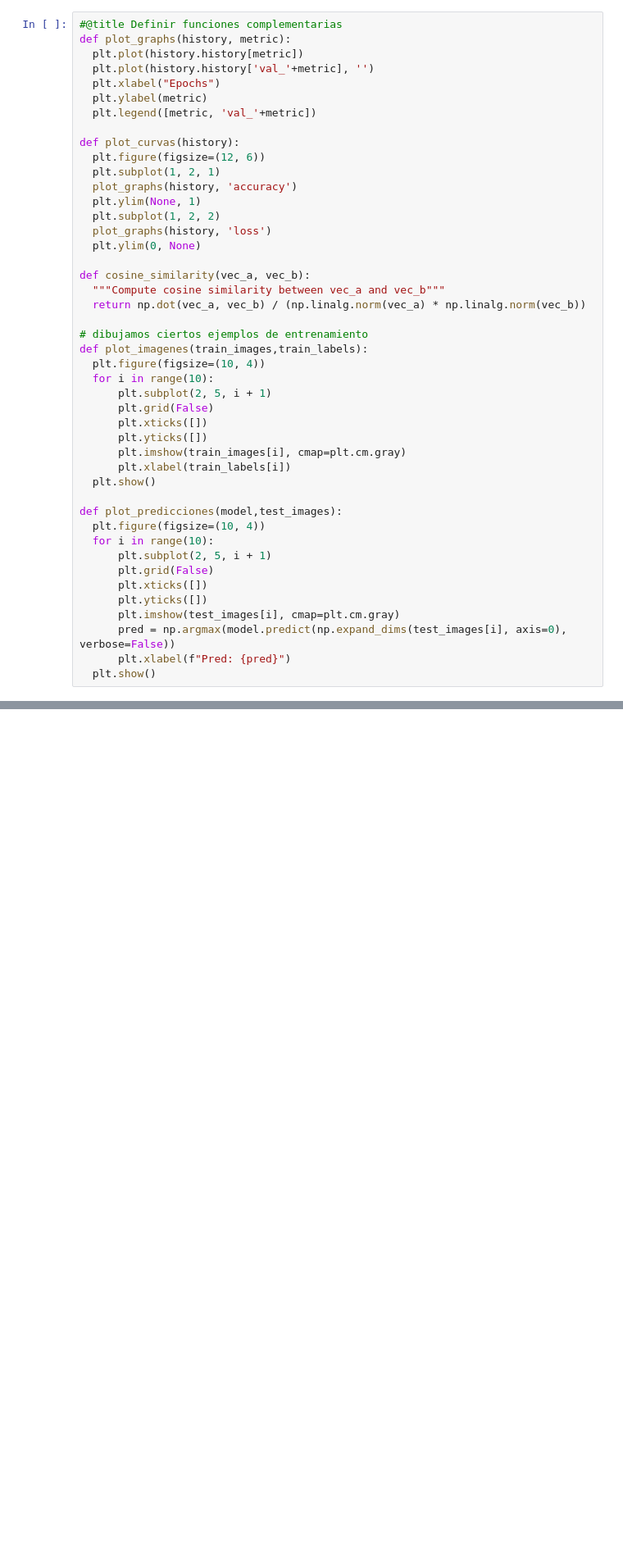
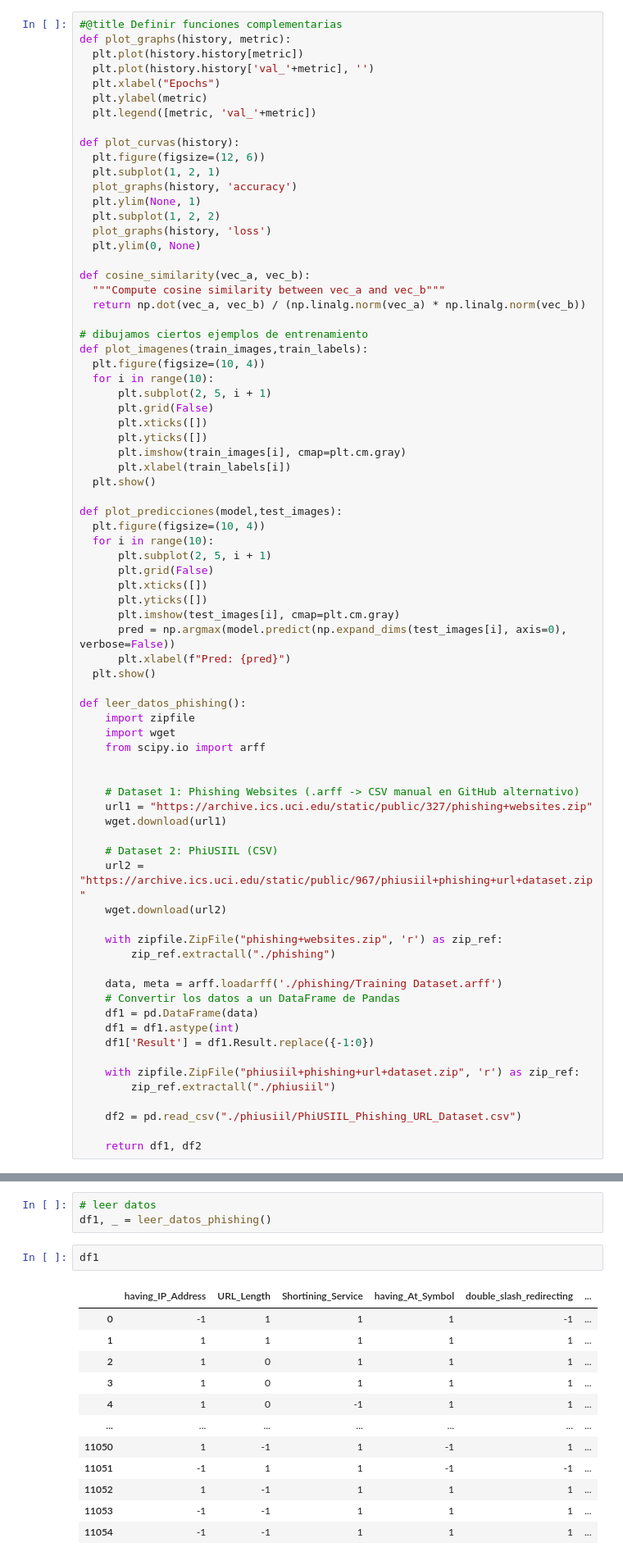
Before and after one commit to jeffersonrodriguezc/deep-learning-en-3-semanas, a Jupyter notebook: semana_3/notebooks/Nb_3a_Introduccion_transfer_learning_finetuning.ipynb, the cells around one changed output, grey strips where cells are left out. Shown at 82% size. Cells and saved outputs as stored; diff of their text form; blank space fills up the shorter version.

Commit message:
Transfer learning en datos tabulares

```diff
--- a/semana_3/notebooks/Nb_3a_Introduccion_transfer_learning_finetuning.ipynb
+++ b/semana_3/notebooks/Nb_3a_Introduccion_transfer_learning_finetuning.ipynb
@@ -99,6 +105,36 @@ def plot_predicciones(model,test_images):
       pred = np.argmax(model.predict(np.expand_dims(test_images[i], axis=0), verbose=False))
       plt.xlabel(f"Pred: {pred}")
   plt.show()
+
+def leer_datos_phishing():
+    import zipfile
+    import wget
+    from scipy.io import arff
+
+
+    # Dataset 1: Phishing Websites (.arff -> CSV manual en GitHub alternativo)
+    url1 = "https://archive.ics.uci.edu/static/public/327/phishing+websites.zip"
+    wget.download(url1)
+
+    # Dataset 2: PhiUSIIL (CSV)
+    url2 = "https://archive.ics.uci.edu/static/public/967/phiusiil+phishing+url+dataset.zip"
+    wget.download(url2)
+
+    with zipfile.ZipFile("phishing+websites.zip", 'r') as zip_ref:
+        zip_ref.extractall("./phishing")
+
+    data, meta = arff.loadarff('./phishing/Training Dataset.arff')
+    # Convertir los datos a un DataFrame de Pandas
+    df1 = pd.DataFrame(data)
+    df1 = df1.astype(int)
+    df1['Result'] = df1.Result.replace({-1:0})
+
+    with zipfile.ZipFile("phiusiil+phishing+url+dataset.zip", 'r') as zip_ref:
+        zip_ref.extractall("./phiusiil")
+
+    df2 = pd.read_csv("./phiusiil/PhiUSIIL_Phishing_URL_Dataset.csv")
+
+    return df1, df2
 # %% [markdown]
 ## Transfer Learning y fine tuning en Clasificación de imágenes
 # %% [markdown]
@@ -873,0 +902,18 @@ X
+# %%
+# leer datos
+df1, _ = leer_datos_phishing()
+# %%
+df1
+# %% [output]
+|  | having_IP_Address | URL_Length | Shortining_Service | having_At_Symbol | double_slash_redirecting | ... |
+| 0 | -1 | 1 | 1 | 1 | -1 | ... |
+| 1 | 1 | 1 | 1 | 1 | 1 | ... |
+| 2 | 1 | 0 | 1 | 1 | 1 | ... |
+| 3 | 1 | 0 | 1 | 1 | 1 | ... |
+| 4 | 1 | 0 | -1 | 1 | 1 | ... |
+| ... | ... | ... | ... | ... | ... | ... |
+| 11050 | 1 | -1 | 1 | -1 | 1 | ... |
+| 11051 | -1 | 1 | 1 | -1 | -1 | ... |
+| 11052 | 1 | -1 | 1 | 1 | 1 | ... |
+| 11053 | -1 | -1 | 1 | 1 | 1 | ... |
+| 11054 | -1 | -1 | 1 | 1 | 1 | ... |
```
Also changed, not shown: parts of 25 cells of this notebook.
